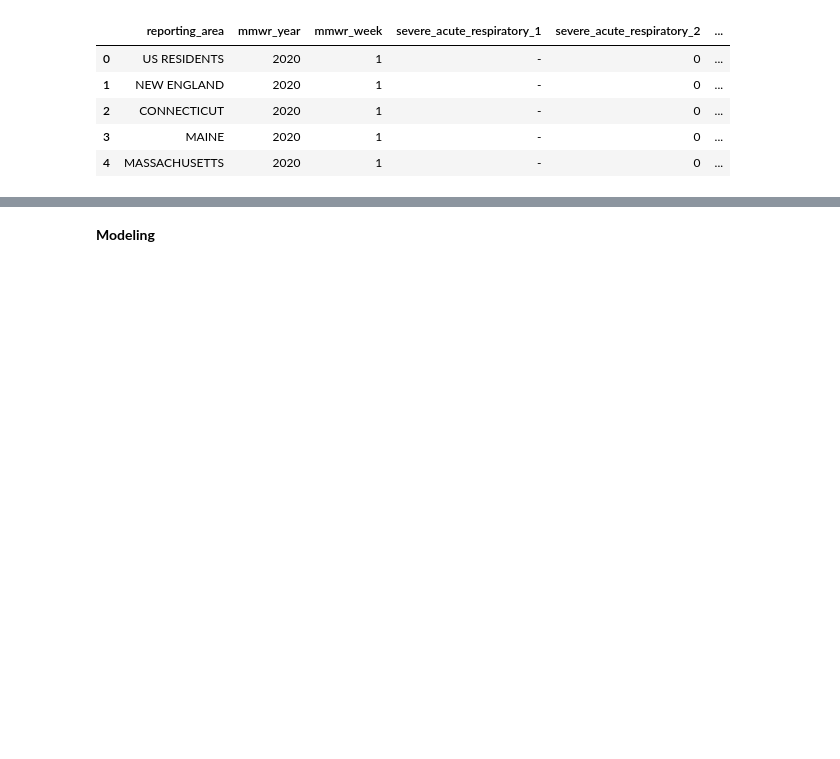
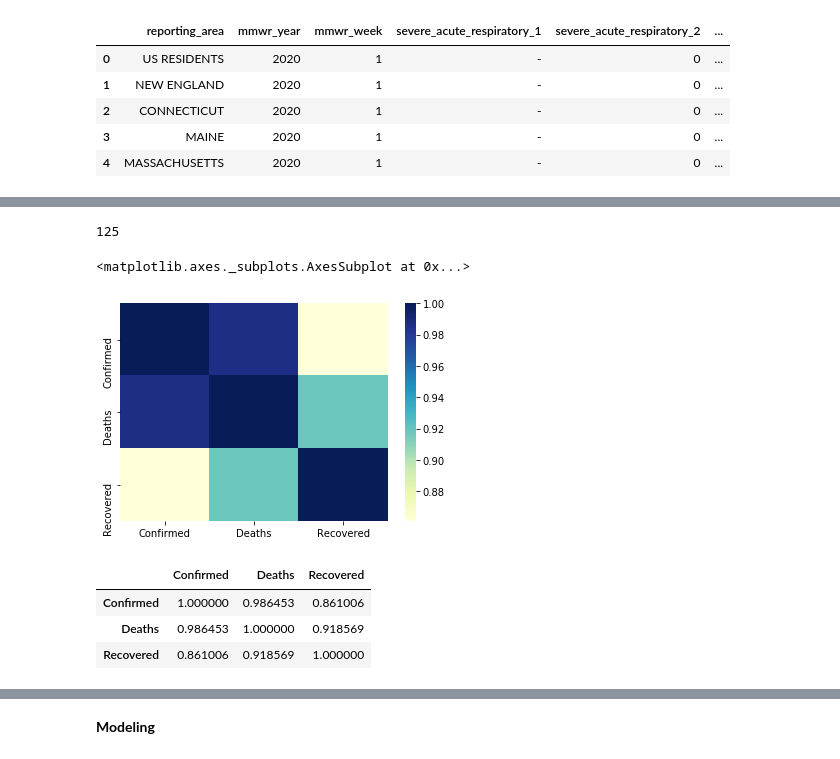
Before and after one commit to anushirahatti/covid-19-analysis, a Jupyter notebook: src/covid_19_analysis.ipynb, the cells around one changed output, grey strips where cells are left out. Cells and saved outputs as stored; diff of their text form; code cells hidden in the pictures; blank space fills up the shorter version.

```diff
--- a/src/covid_19_analysis.ipynb
+++ b/src/covid_19_analysis.ipynb
@@ -44,0 +110,2 @@ cdc_data.head()
+# %%
+world_data["Province_State"].fillna("Unknown", inplace=True)
@@ -44,0 +182,16 @@ cdc_data.head()
+# %%
+world_data["Country_Region"].nunique()
+# %% [output]
+125
+# %%
+sns.heatmap(world_data.corr(), cmap="YlGnBu")
+# %% [output]
+<matplotlib.axes._subplots.AxesSubplot at 0x...>
+[figure, added]
+# %%
+world_data.corr()
+# %% [output]
+|  | Confirmed | Deaths | Recovered |
+| Confirmed | 1.000000 | 0.986453 | 0.861006 |
+| Deaths | 0.986453 | 1.000000 | 0.918569 |
+| Recovered | 0.861006 | 0.918569 | 1.000000 |
```
Also changed, not shown: parts of 28 cells of this notebook.
